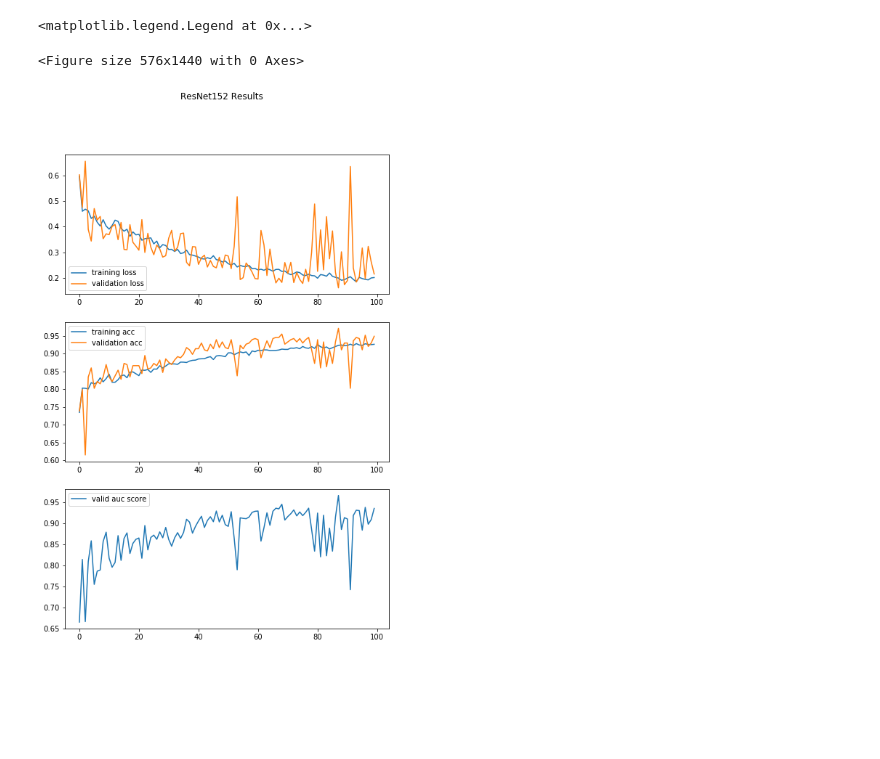
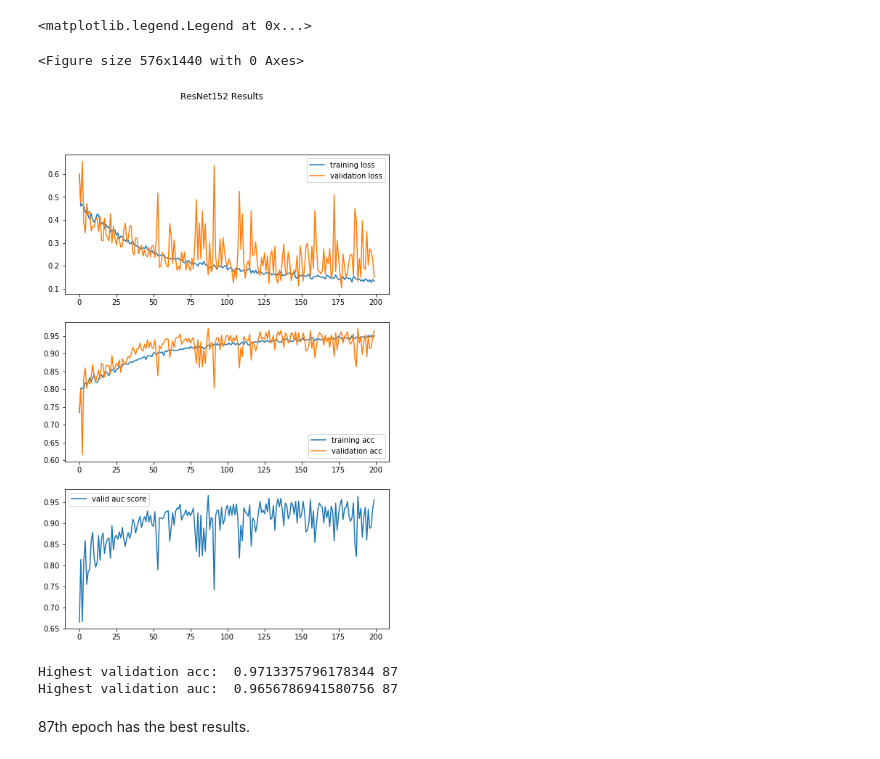
Before and after one commit to zyy2929/DeepLearningForMedicine, a Jupyter notebook: Code/visualization.ipynb, the cells around one changed output. Cells and saved outputs as stored; diff of their text form; code cells hidden in the pictures; blank space fills up the shorter version.

```diff
--- a/Code/visualization.ipynb
+++ b/Code/visualization.ipynb
@@ -14,26 +14,45 @@ import scikitplot as skplt
 pickle_in = open('history_resnet152.pkl', 'rb')
 history_resnet152 = pickle.load(pickle_in)
 
-# # densenet161
-# pickle_in = open('history_desnet161.pkl', 'rb')
-# history_densenet161 = pickle.load(pickle_in)
+pickle_in = open('history_resnet152_101.pkl', 'rb')
+history_resnet152_101 = pickle.load(pickle_in)
+
+# densenet161
+pickle_in = open('history_densenet161.pkl', 'rb')
+history_densenet161 = pickle.load(pickle_in)
+pickle_in = open('history_densenet161_197.pkl', 'rb')
+history_densenet161_197 = pickle.load(pickle_in)
+# %%
+res_train_loss = history_resnet152['train_loss'] + history_resnet152_101['train_loss']
+res_valid_loss = history_resnet152['valid_loss'] + history_resnet152_101['valid_loss']
+res_train_acc = history_resnet152['train_acc'] + history_resnet152_101['train_acc']
+res_valid_acc = history_resnet152['valid_acc'] + history_resnet152_101['valid_acc']
+res_valid_auc_score = history_resnet152['valid_auc_score'] + history_resnet152_101['valid_auc_score']
 # %%
 fig = plt.figure(figsize=(8, 20))
 
 fig, (ax1, ax2, ax3) = plt.subplots(3, figsize=(8,12))
 fig.suptitle('ResNet152 Results')
 
-ax1.plot(history_resnet152['train_loss'], label='training loss')
-ax1.plot(history_resnet152['valid_loss'], label='validation loss')
+ax1.plot(res_train_loss, label='training loss')
+ax1.plot(res_valid_loss, label='validation loss')
 ax1.legend()
 
-ax2.plot(history_resnet152['train_acc'], label='training acc')
-ax2.plot(history_resnet152['valid_acc'], label='validation acc')
+ax2.plot(res_train_acc, label='training acc')
+ax2.plot(res_valid_acc, label='validation acc')
 ax2.legend()
 
-ax3.plot(history_resnet152['valid_auc_score'], label='valid auc score')
+ax3.plot(res_valid_auc_score, label='valid auc score')
 ax3.legend()
 # %% [output]
 <matplotlib.legend.Legend at 0x...>
 <Figure size 576x1440 with 0 Axes>
-[figure, old version]
+[figure, new version]
+# %%
+print('Highest validation acc: ', max(res_valid_acc), np.argmax(res_valid_acc))
+print('Highest validation auc: ', max(res_valid_auc_score), np.argmax(res_valid_auc_score))
+# %% [output]
+Highest validation acc:  0.9713375796178344 87
+Highest validation auc:  0.9656786941580756 87
+# %% [markdown]
+87th epoch has the best results.
```
Also changed, not shown: parts of 5 cells of this notebook, 2 other files.
